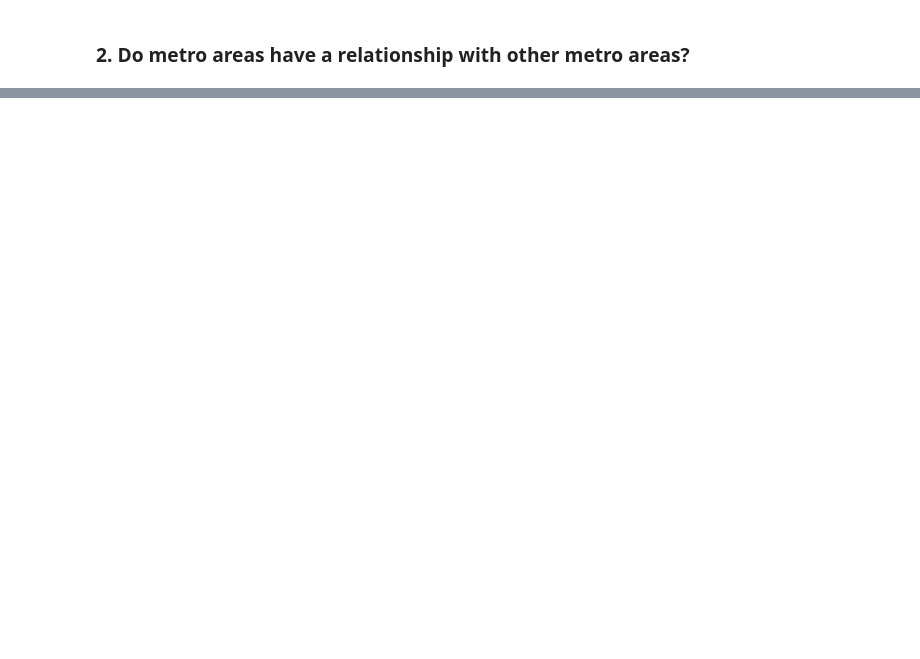
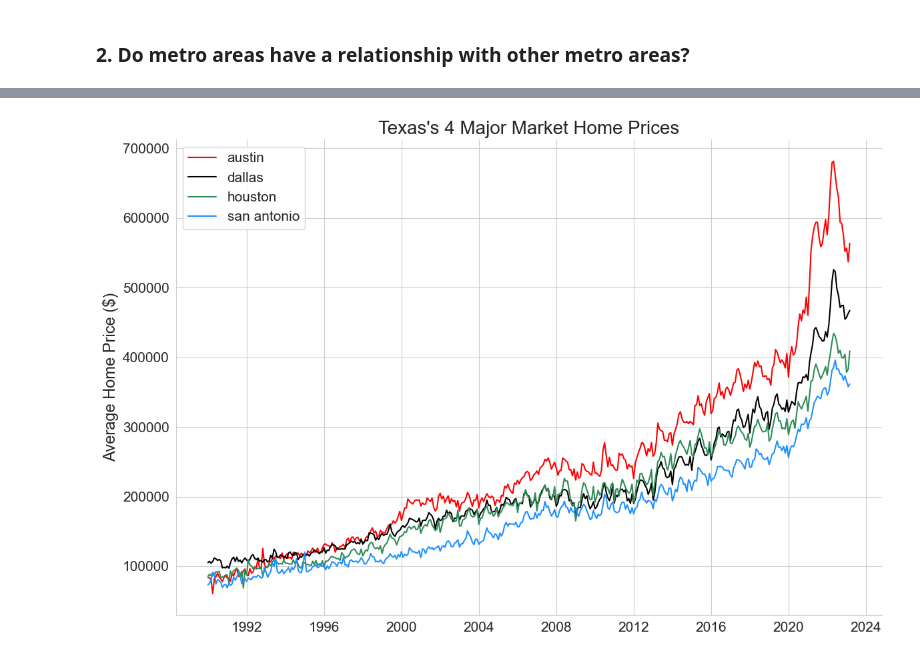
Before and after one commit to nicolas-angarita/texas_real_estate, a Jupyter notebook: explore_major_markets.ipynb, the cells around one changed output, grey strips where cells are left out. Cells and saved outputs as stored; diff of their text form; code cells hidden in the pictures; blank space fills up the shorter version.

```diff
--- a/explore_major_markets.ipynb
+++ b/explore_major_markets.ipynb
@@ -404,0 +460,16 @@ corr,p_value
+# %%
+def comparing_markets(mkt1,mkt2,mkt3,mkt4, keys = ['name1', 'name2', 'name3', 'name4']):
+    markets = [mkt1,mkt2,mkt3,mkt4]
+
+    concat_markets = []
+    for market in markets:
+        df = time_df(market)
+        concat_markets.append(df['average_price'])
+
+    df = pd.concat(concat_markets, axis=1,
+    keys = keys)
+
+    return df
+# %%
+test = comparing_markets(mon_aus,mon_dal,mon_hou,monthly_sa,
+                         keys = ['austin', 'dallas', 'houston', 'san antonio'])
@@ -404,0 +517,30 @@ corr,p_value
+# %%
+def plot_market_home_prices(df, title, x_label, y_label, figsize=(12, 8), palette=None, linestyle='-', dashes=False):
+    sns.set_style('whitegrid')
+    sns.set_palette(palette)
+
+    plt.figure(figsize=figsize)
+    sns.lineplot(data=df, linestyle=linestyle, dashes=dashes)
+
+    plt.title(title, fontsize=20)
+    plt.xlabel('')
+    plt.ylabel(f'{y_label} ($)', fontsize=17)  # Include currency symbol in y-axis label
+    plt.xticks(fontsize=15)
+    plt.yticks(fontsize=15)
+
+    plt.legend(df.columns, fontsize=15)
+
+    sns.despine()
+    plt.tight_layout()
+
+    plt.show()
+# %%
+df = test# Your DataFrame containing the data for plotting
+title = "Texas's 4 Major Market Home Prices"
+x_label = ''
+y_label = f'Average Home Price'
+custom_palette = ["red", 'black', "seagreen", "dodgerblue"]
+
+plot_market_home_prices(df, title, x_label, y_label, palette=custom_palette)
+# %% [output]
+[figure, added]
```
Also changed, not shown: parts of 12 cells of this notebook, 1 other file.
